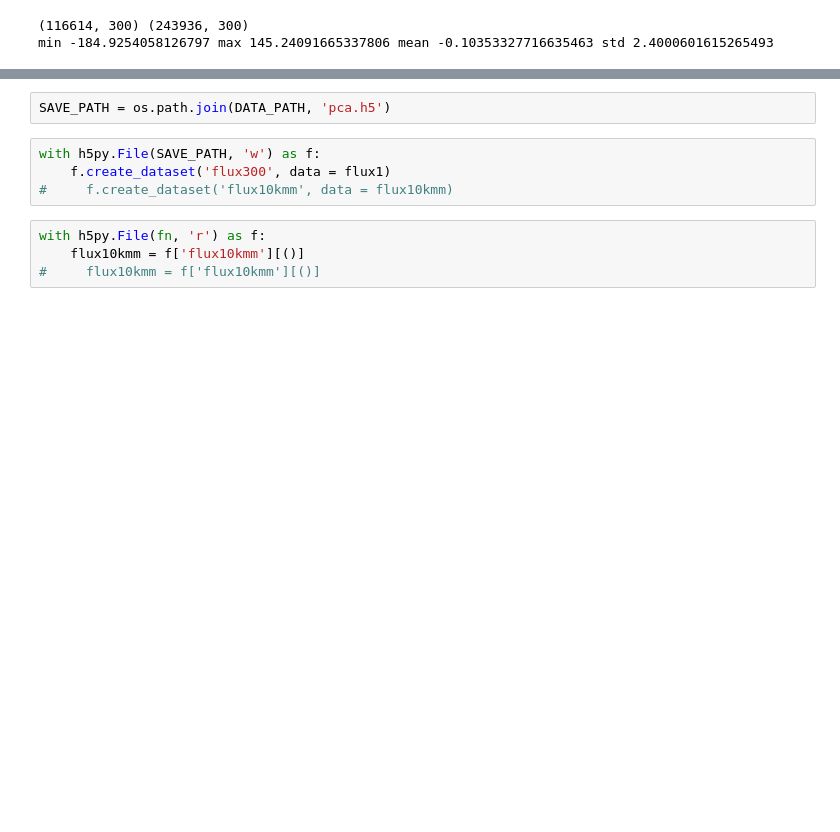
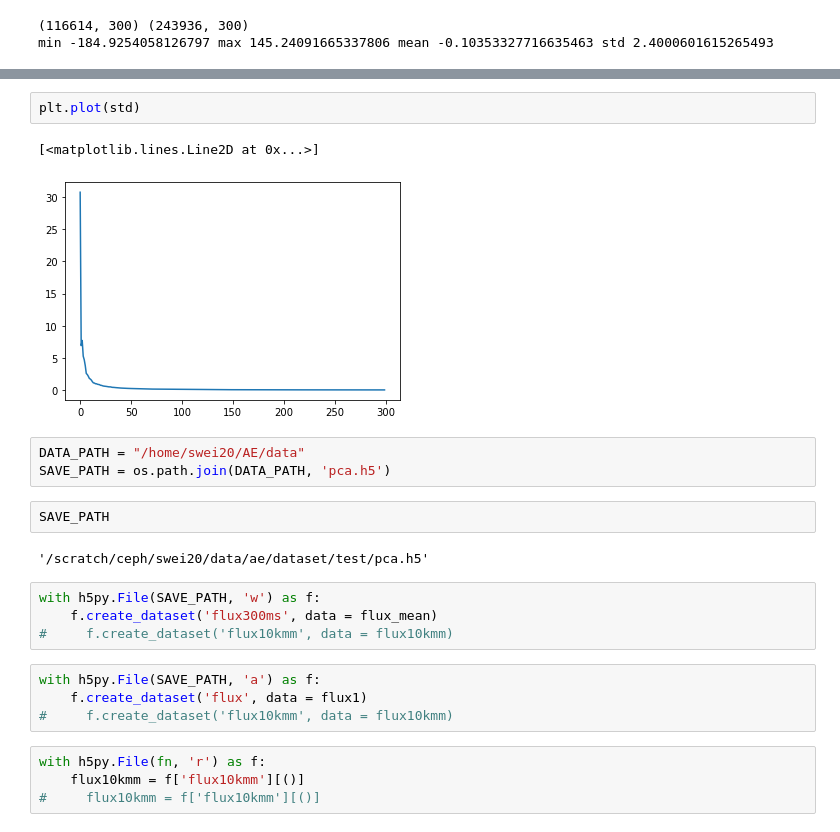
Before and after one commit to ViskaWei/AE, a Jupyter notebook: nb/explore_ae.ipynb, the cells around one changed output, grey strips where cells are left out. Saved outputs shown, nothing was run; the diff lists cells and outputs as text; blank space fills up the shorter version.

```diff
--- a/nb/explore_ae.ipynb
+++ b/nb/explore_ae.ipynb
@@ -43,9 +59,23 @@ min -184.9254058126797 max 145.24091665337806 mean -0.10353327716635463 std 2.40
+# %%
+plt.plot(std)
+# %% [output]
+[<matplotlib.lines.Line2D at 0x...>]
+[figure, added]
 # %%
+DATA_PATH = "/home/swei20/AE/data"
 SAVE_PATH = os.path.join(DATA_PATH, 'pca.h5')
+# %%
+SAVE_PATH
+# %% [output]
+'/scratch/ceph/swei20/data/ae/dataset/test/pca.h5'
 # %%
 with h5py.File(SAVE_PATH, 'w') as f:
-    f.create_dataset('flux300', data = flux1)
+    f.create_dataset('flux300ms', data = flux_mean)
 #     f.create_dataset('flux10kmm', data = flux10kmm)
+# %%
+with h5py.File(SAVE_PATH, 'a') as f:
+    f.create_dataset('flux', data = flux1)
+#     f.create_dataset('flux10kmm', data = flux10kmm)
 # %%
 with h5py.File(fn, 'r') as f:
     flux10kmm = f['flux10kmm'][()]
```
Also changed, not shown: parts of 35 cells of this notebook, 11 other files.
